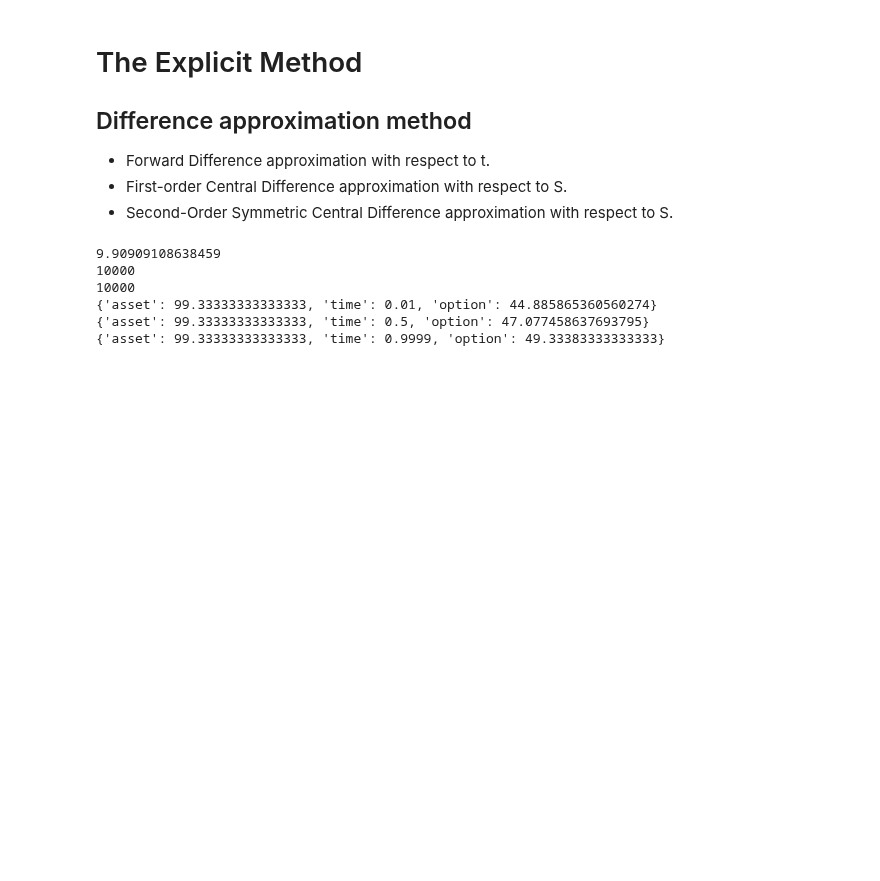
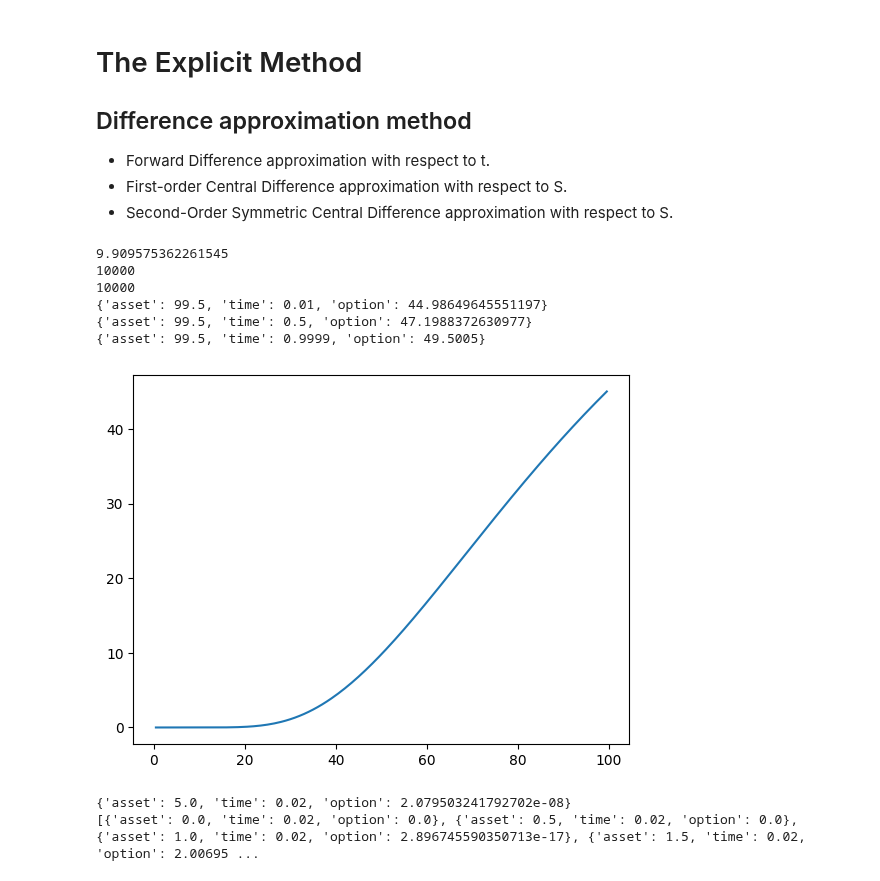
Before and after one commit to HengruiBaiCN/Honor, a Jupyter notebook: Option-price-prediction/FDC_self.ipynb, the cells around one changed output. Drawn from its saved outputs; the diff is of its cells as text; code cells hidden in the pictures; blank space fills up the shorter version.

```diff
--- a/Option-price-prediction/FDC_self.ipynb
+++ b/Option-price-prediction/FDC_self.ipynb
@@ -151,7 +152,7 @@ class FDExplicitEu(FiniteDifferences):
             for i in range(self.M)[2:]:
                 self.grid[i, j] = self.a[i] * self.grid[i-1, j+1] + self.b[i] * self.grid[i, j+1] + self.c[i] * self.grid[i+1, j+1]
 # %%
-option = FDExplicitEu(50, 50, 0.1, 1.0, 0.4, 100, 150, 10000, True)
+option = FDExplicitEu(50, 50, 0.1, 1.0, 0.4, 100, 200, 10000, True)
 print(option.price()[0])
 prices = option.print_grid()
 print(len(prices))
@@ -166,9 +167,26 @@ print(info[9999][-1])
 #     print(len(prices[k]))
 #     pass
 # %% [output]
-9.90909108638459
+9.909575362261545
 10000
 10000
-{'asset': 99.33333333333333, 'time': 0.01, 'option': 44.885865360560274}
-{'asset': 99.33333333333333, 'time': 0.5, 'option': 47.077458637693795}
-{'asset': 99.33333333333333, 'time': 0.9999, 'option': 49.33383333333333}
+{'asset': 99.5, 'time': 0.01, 'option': 44.98649645551197}
+{'asset': 99.5, 'time': 0.5, 'option': 47.1988372630977}
+{'asset': 99.5, 'time': 0.9999, 'option': 49.5005}
+# %%
+asset_price = []
+option_price = []
+for i in range(199):
+    asset_price.append(info[200][i+1]['asset'])
+    option_price.append(info[200][i+1]['option'])
+    pass
+
+plt.plot(asset_price, option_price)
+plt.show()
+
+print(info[200][10])
+print(info[200])
+# %% [output]
+[figure, added]
+{'asset': 5.0, 'time': 0.02, 'option': 2.079503241792702e-08}
+[{'asset': 0.0, 'time': 0.02, 'option': 0.0}, {'asset': 0.5, 'time': 0.02, 'option': 0.0}, {'asset': 1.0, 'time': 0.02, 'option': 2.896745590350713e-17}, {'asset': 1.5, 'time': 0.02, 'option': 2.00695 ...
```
Also changed, not shown: parts of 6 cells of this notebook, 1 other file.
